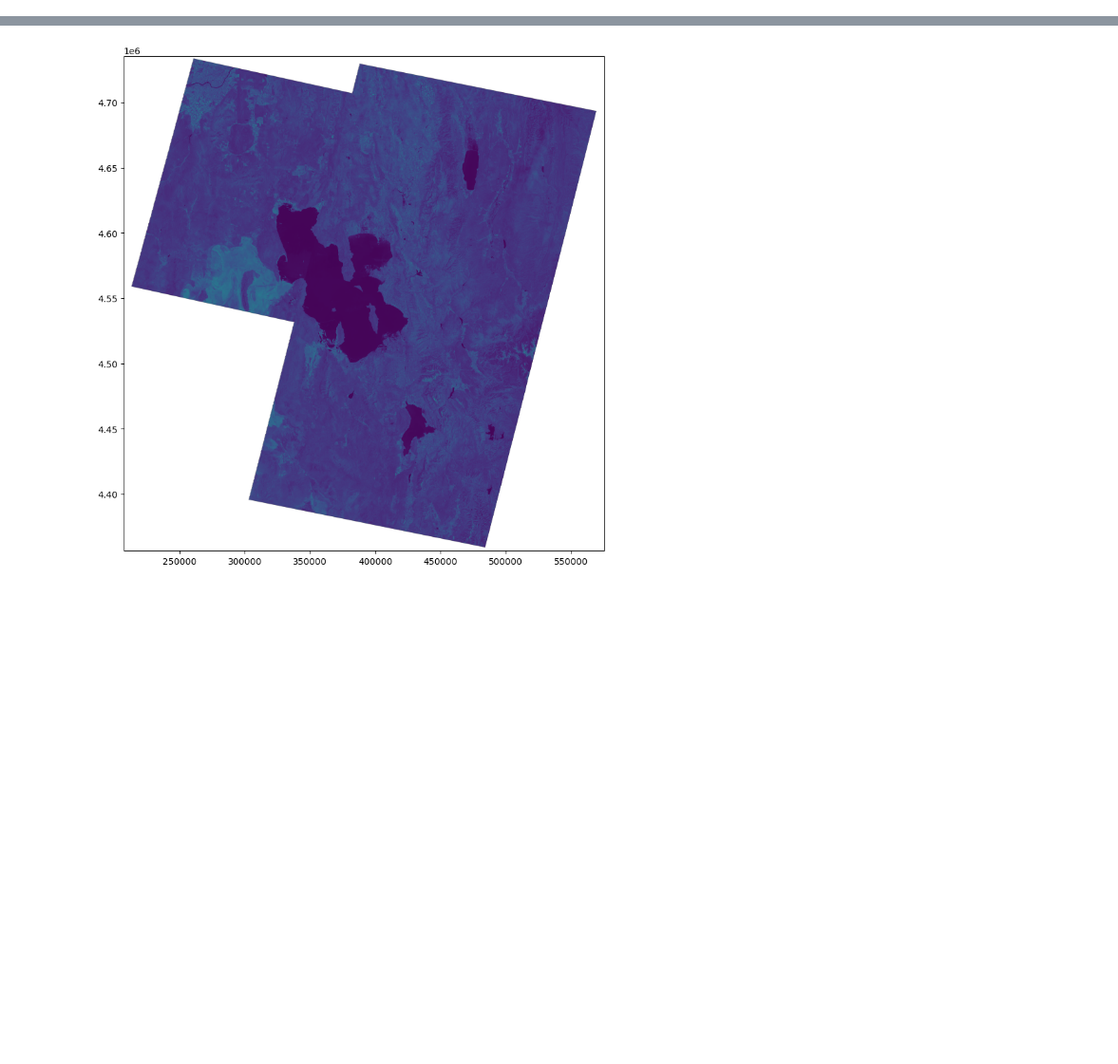
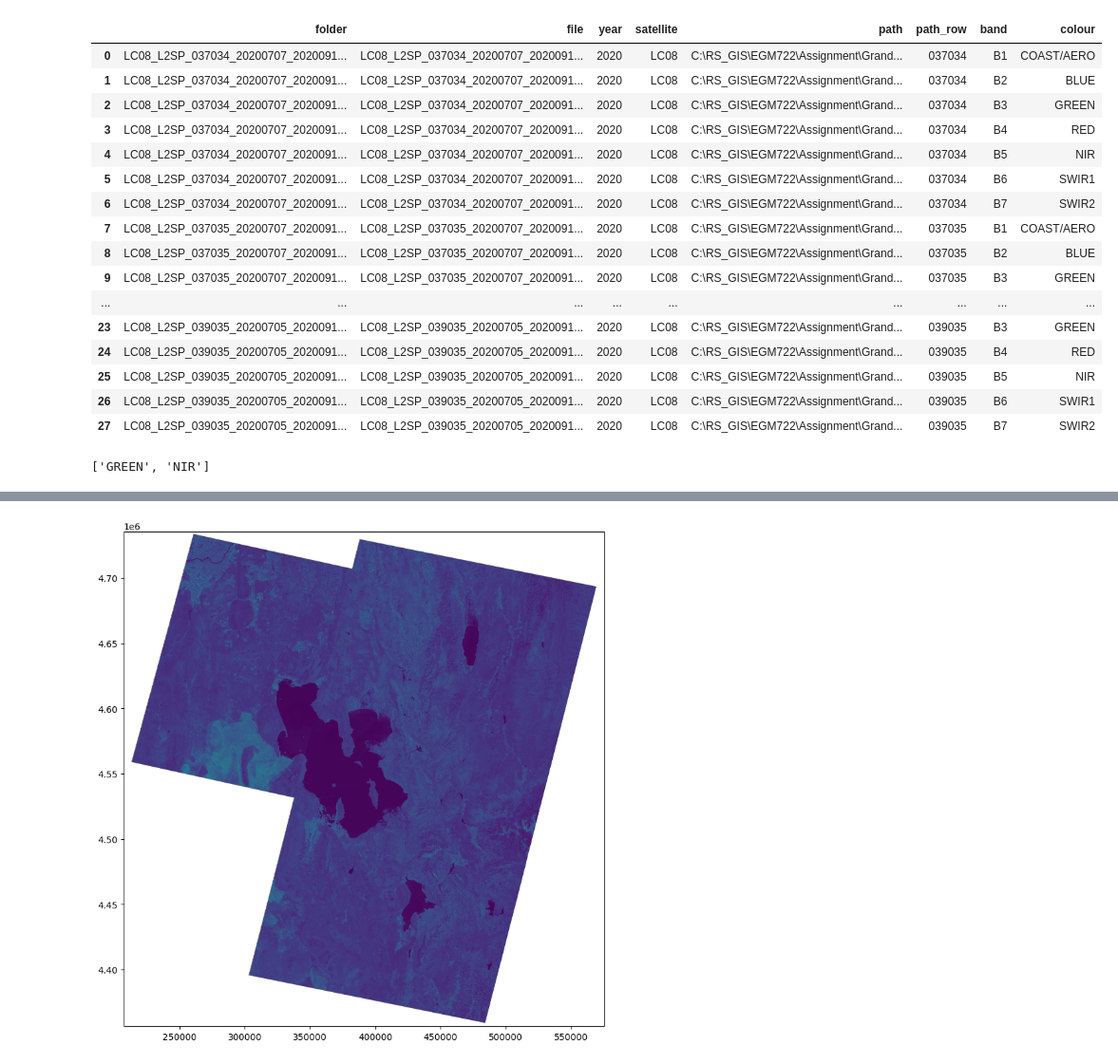
Before and after one commit to jjmcloughlin05/EGM722-Assessment, a Jupyter notebook: Assignment-II.ipynb, the cells around one changed output, grey strips where cells are left out. Shown at 95% size. Drawn from its saved outputs; the diff is of its cells as text; code cells hidden in the pictures; blank space fills up the shorter version.

```diff
--- a/Assignment-II.ipynb
+++ b/Assignment-II.ipynb
@@ -108,27 +84,47 @@ def reproject_raster(src, dst_crs):
 # %%
 records = []
 raw_data = base/"raw_data"
 for folder in raw_data.iterdir():
     if folder.is_dir() and "Mosiac" not in folder.name:
         for file in folder.glob("*_SR_B*.TIF"):
             parts = file.name.split("_")
             sat = parts[0]
             band = parts[-1].replace(".TIF", "")
             records.append({
                 "folder": folder.name,
                 "file": file.name,
                 "year": parts[3][:4],
                 "satellite": sat,
                 "path": file,
-                "pathrow": parts[2],
+                "path_row": parts[2],
                 "band": band,
                 "colour": satbands[sat][band]
             })
 df = pd.DataFrame(records)
+# %% [output]
+|  | folder | file | year | satellite | path | path_row | band | colour |
+| 0 | LC08_L2SP_037034_20200707_2020091... | LC08_L2SP_037034_20200707_2020091... | 2020 | LC08 | C:\RS_GIS\EGM722\Assignment\Grand... | 037034 | B1 | COAST/AERO |
+| 1 | LC08_L2SP_037034_20200707_2020091... | LC08_L2SP_037034_20200707_2020091... | 2020 | LC08 | C:\RS_GIS\EGM722\Assignment\Grand... | 037034 | B2 | BLUE |
+| 2 | LC08_L2SP_037034_20200707_2020091... | LC08_L2SP_037034_20200707_2020091... | 2020 | LC08 | C:\RS_GIS\EGM722\Assignment\Grand... | 037034 | B3 | GREEN |
+| 3 | LC08_L2SP_037034_20200707_2020091... | LC08_L2SP_037034_20200707_2020091... | 2020 | LC08 | C:\RS_GIS\EGM722\Assignment\Grand... | 037034 | B4 | RED |
+| 4 | LC08_L2SP_037034_20200707_2020091... | LC08_L2SP_037034_20200707_2020091... | 2020 | LC08 | C:\RS_GIS\EGM722\Assignment\Grand... | 037034 | B5 | NIR |
+| 5 | LC08_L2SP_037034_20200707_2020091... | LC08_L2SP_037034_20200707_2020091... | 2020 | LC08 | C:\RS_GIS\EGM722\Assignment\Grand... | 037034 | B6 | SWIR1 |
+| 6 | LC08_L2SP_037034_20200707_2020091... | LC08_L2SP_037034_20200707_2020091... | 2020 | LC08 | C:\RS_GIS\EGM722\Assignment\Grand... | 037034 | B7 | SWIR2 |
+| 7 | LC08_L2SP_037035_20200707_2020091... | LC08_L2SP_037035_20200707_2020091... | 2020 | LC08 | C:\RS_GIS\EGM722\Assignment\Grand... | 037035 | B1 | COAST/AERO |
+| 8 | LC08_L2SP_037035_20200707_2020091... | LC08_L2SP_037035_20200707_2020091... | 2020 | LC08 | C:\RS_GIS\EGM722\Assignment\Grand... | 037035 | B2 | BLUE |
+| 9 | LC08_L2SP_037035_20200707_2020091... | LC08_L2SP_037035_20200707_2020091... | 2020 | LC08 | C:\RS_GIS\EGM722\Assignment\Grand... | 037035 | B3 | GREEN |
+| ... | ... | ... | ... | ... | ... | ... | ... | ... |
+| 23 | LC08_L2SP_039035_20200705_2020091... | LC08_L2SP_039035_20200705_2020091... | 2020 | LC08 | C:\RS_GIS\EGM722\Assignment\Grand... | 039035 | B3 | GREEN |
+| 24 | LC08_L2SP_039035_20200705_2020091... | LC08_L2SP_039035_20200705_2020091... | 2020 | LC08 | C:\RS_GIS\EGM722\Assignment\Grand... | 039035 | B4 | RED |
+| 25 | LC08_L2SP_039035_20200705_2020091... | LC08_L2SP_039035_20200705_2020091... | 2020 | LC08 | C:\RS_GIS\EGM722\Assignment\Grand... | 039035 | B5 | NIR |
+| 26 | LC08_L2SP_039035_20200705_2020091... | LC08_L2SP_039035_20200705_2020091... | 2020 | LC08 | C:\RS_GIS\EGM722\Assignment\Grand... | 039035 | B6 | SWIR1 |
+| 27 | LC08_L2SP_039035_20200705_2020091... | LC08_L2SP_039035_20200705_2020091... | 2020 | LC08 | C:\RS_GIS\EGM722\Assignment\Grand... | 039035 | B7 | SWIR2 |
 # %%
 bands = set()
-for idx, use in user_choice.items():
+for idx, use in NDI_choice.items():
     if use:
         bands.update(index_to_bands[idx])
 band_order = ["COAST/AERO","BLUE", "GREEN", "RED", "NIR", "SWIR1", "SWIR2","PAN","CIRRUS","TIR1","TIR2"]
 NDI = [b for b in band_order if b in bands]
+# %% [output]
+['GREEN', 'NIR']
```
Also changed, not shown: parts of 10 cells of this notebook.
